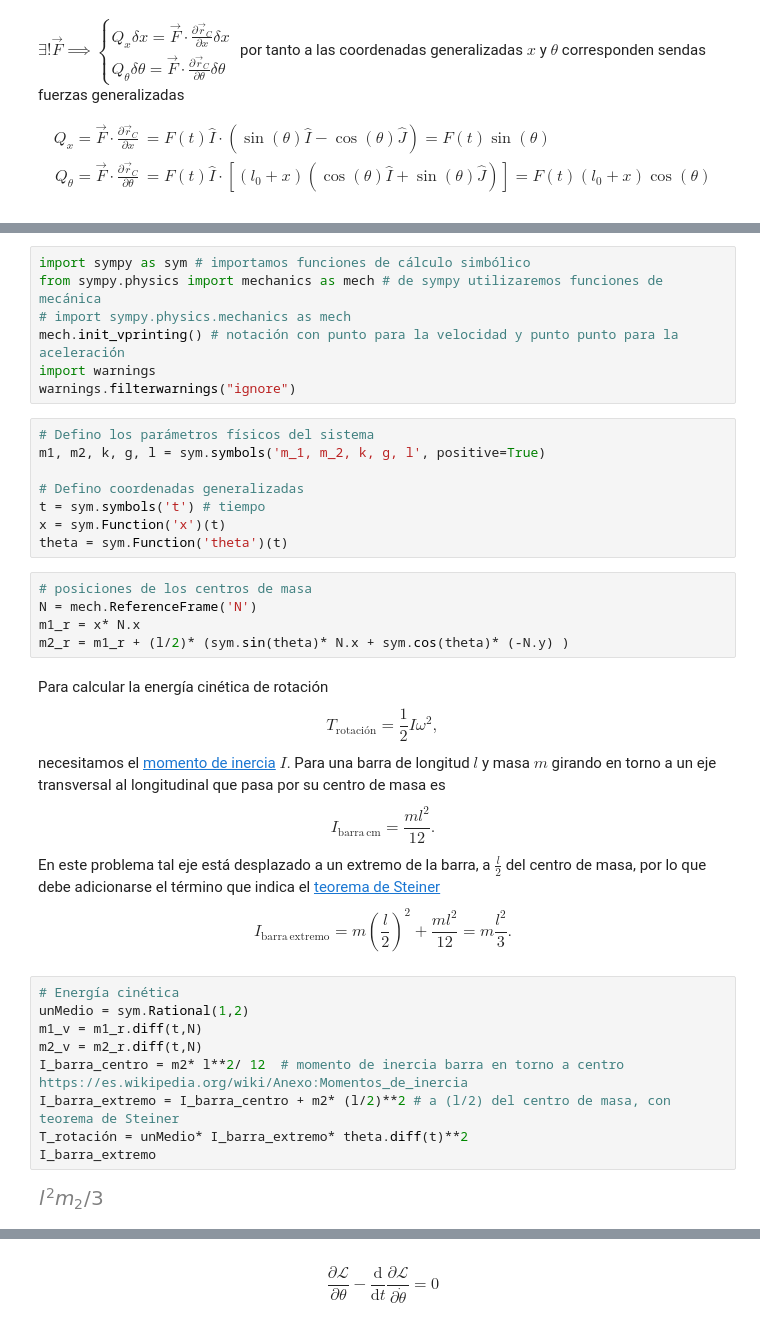
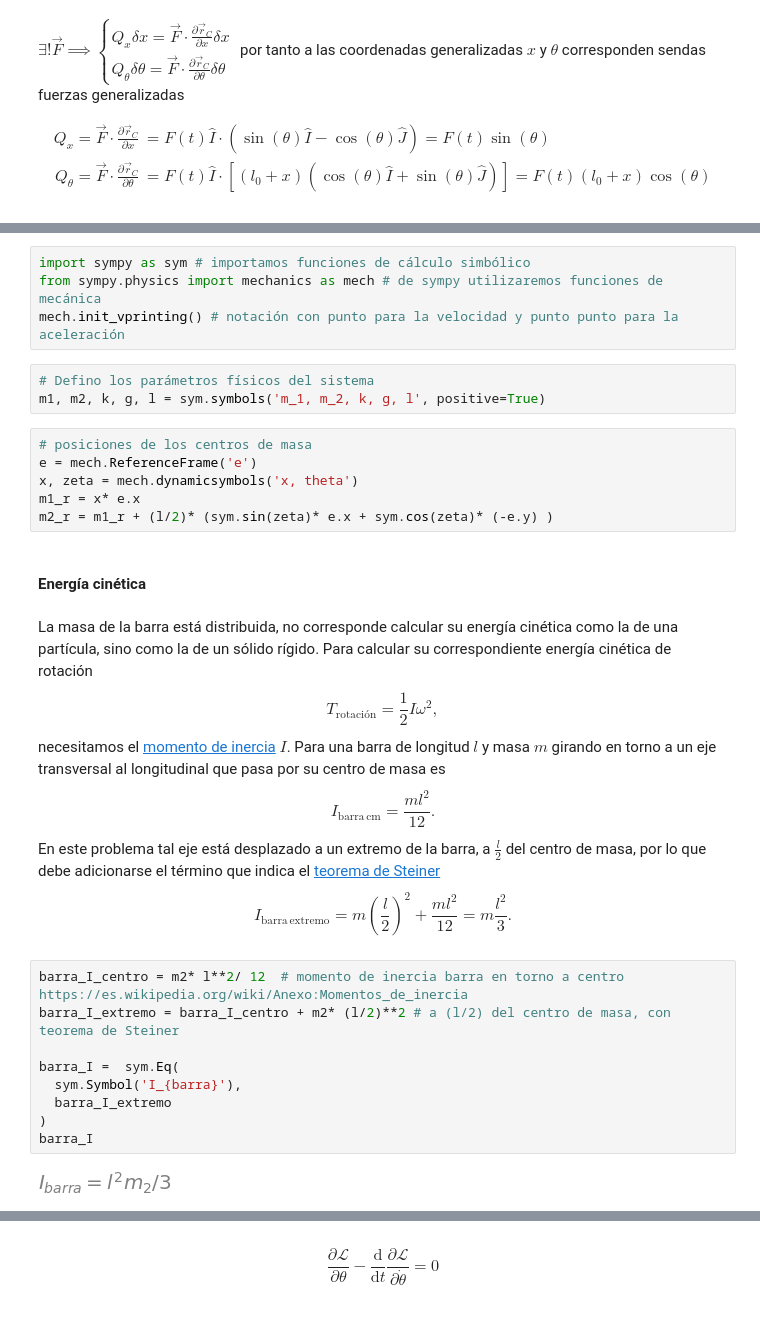
Before and after one commit to bettachini/MecanicaAnaliticaComputacional, a Jupyter notebook: 08NoConservativas/noConservativasEjemplos.ipynb, the cells around one changed output, grey strips where cells are left out. Cells and saved outputs as stored; diff of their text form.

```diff
--- a/08NoConservativas/noConservativasEjemplos.ipynb
+++ b/08NoConservativas/noConservativasEjemplos.ipynb
@@ -95,25 +80,21 @@ $$
 # %%
 import sympy as sym # importamos funciones de cálculo simbólico
 from sympy.physics import mechanics as mech # de sympy utilizaremos funciones de mecánica
-# import sympy.physics.mechanics as mech
 mech.init_vprinting() # notación con punto para la velocidad y punto punto para la aceleración
-import warnings
-warnings.filterwarnings("ignore")
 # %%
 # Defino los parámetros físicos del sistema
 m1, m2, k, g, l = sym.symbols('m_1, m_2, k, g, l', positive=True)
-
-# Defino coordenadas generalizadas
-t = sym.symbols('t') # tiempo
-x = sym.Function('x')(t)
-theta = sym.Function('theta')(t)
 # %%
 # posiciones de los centros de masa
-N = mech.ReferenceFrame('N')
-m1_r = x* N.x
-m2_r = m1_r + (l/2)* (sym.sin(theta)* N.x + sym.cos(theta)* (-N.y) )
+e = mech.ReferenceFrame('e')
+x, zeta = mech.dynamicsymbols('x, theta')
+m1_r = x* e.x
+m2_r = m1_r + (l/2)* (sym.sin(zeta)* e.x + sym.cos(zeta)* (-e.y) )
+# %% [markdown]
+#### Energía cinética
 # %% [markdown]
-Para calcular la energía cinética de rotación
+La masa de la barra está distribuida, no corresponde calcular su energía cinética como la de una partícula, sino como la de un sólido rígido.
+Para calcular su correspondiente energía cinética de rotación
 $$
 T_\mathrm{rotación} = \frac{1}{2} I \omega^2,
 $$
@@ -127,13 +108,13 @@ $$
 I_\mathrm{barra\,extremo} = m \left(\frac{l}{2}\right)^2 + \frac{m l^2}{12} = m \frac{l^2}{3}.
 $$
 # %%
-# Energía cinética
-unMedio = sym.Rational(1,2)
-m1_v = m1_r.diff(t,N)
-m2_v = m2_r.diff(t,N)
-I_barra_centro = m2* l**2/ 12  # momento de inercia barra en torno a centro https://es.wikipedia.org/wiki/Anexo:Momentos_de_inercia
-I_barra_extremo = I_barra_centro + m2* (l/2)**2 # a (l/2) del centro de masa, con teorema de Steiner
-T_rotación = unMedio* I_barra_extremo* theta.diff(t)**2
-I_barra_extremo
+barra_I_centro = m2* l**2/ 12  # momento de inercia barra en torno a centro https://es.wikipedia.org/wiki/Anexo:Momentos_de_inercia
+barra_I_extremo = barra_I_centro + m2* (l/2)**2 # a (l/2) del centro de masa, con teorema de Steiner
+
+barra_I =  sym.Eq(
+  sym.Symbol('I_{barra}'),
+  barra_I_extremo
+)
+barra_I
 # %% [output]
-[figure, old version]
+[figure, new version]
```
Also changed, not shown: parts of 33 cells of this notebook, 3 other files.
